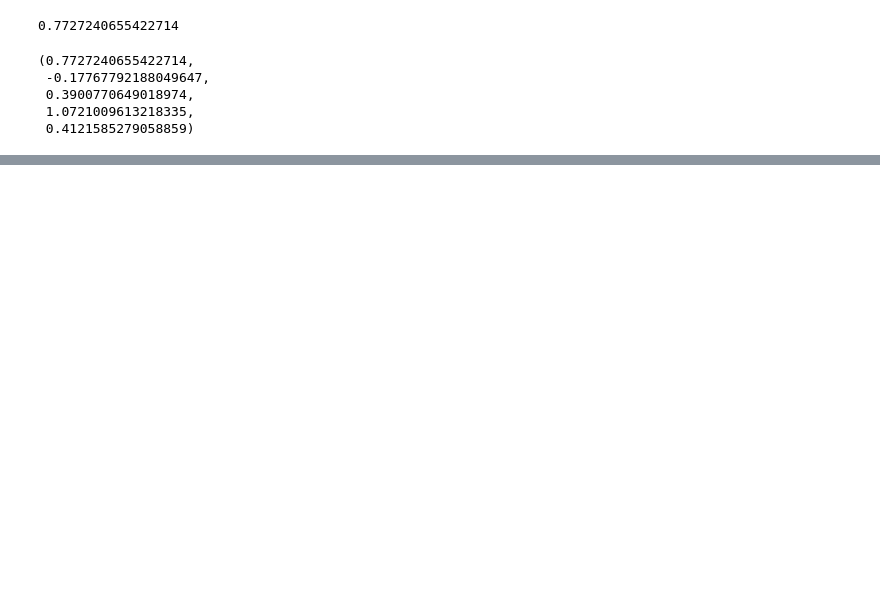
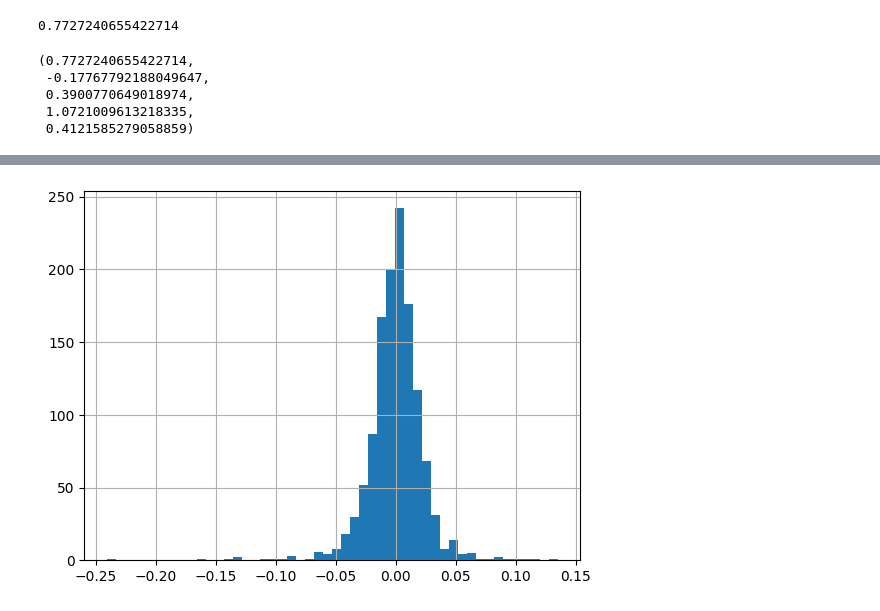
Before and after one commit to N0Data4U/MidtermExam, a Jupyter notebook: MidTerm_Epping_Leonard.ipynb, the cells around one changed output, grey strips where cells are left out. Drawn from its saved outputs; the diff is of its cells as text; code cells hidden in the pictures; blank space fills up the shorter version.

```diff
--- a/MidTerm_Epping_Leonard.ipynb
+++ b/MidTerm_Epping_Leonard.ipynb
@@ -128,0 +149,4 @@ tot_rt_AON, tot_rt_FDX, tot_rt_INVH, tot_rt_KDP, tot_rt_SYK
+# %%
+ax2 = log_rt_FDX.hist(grid=True, label = "FDX", bins= 50)
+# %% [output]
+[figure, added]
```
Also changed, not shown: parts of 11 cells of this notebook.
